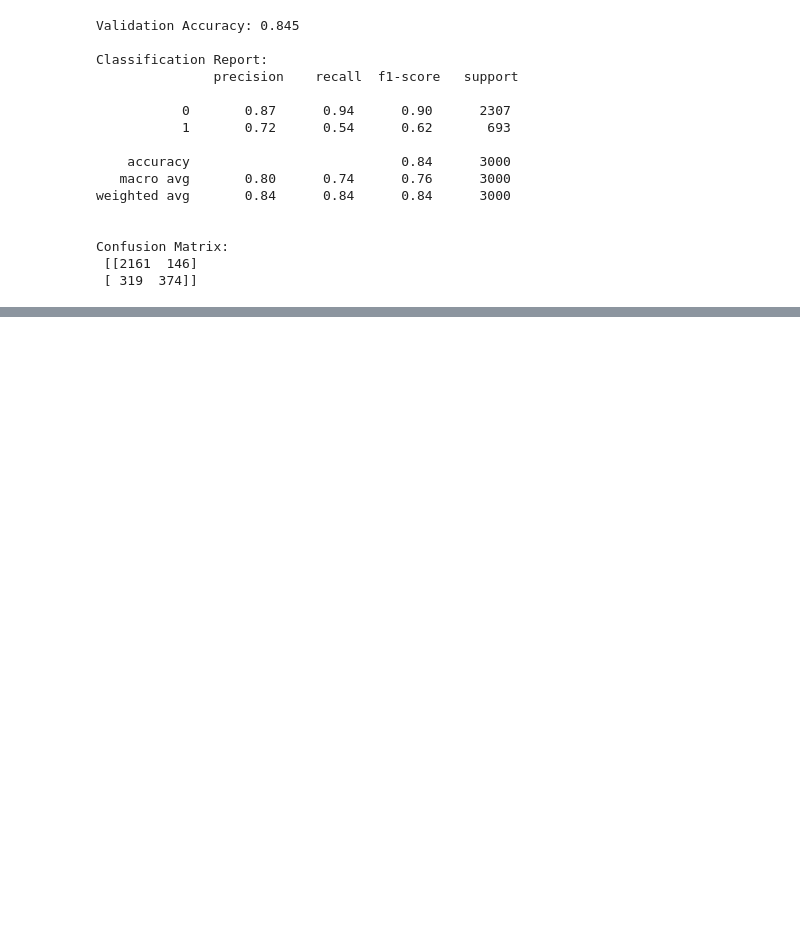
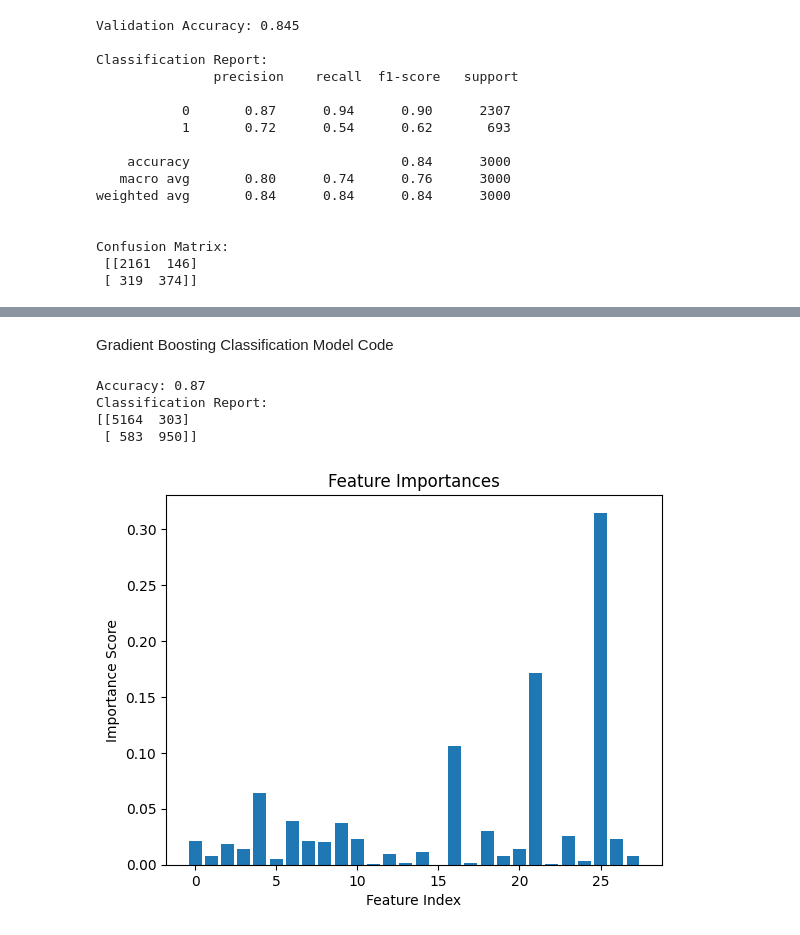
Before and after one commit to rachelletwq/inf2008-grp9-project, a Jupyter notebook: BankFraud.ipynb, the cells around one changed output, grey strips where cells are left out. Cells and saved outputs as stored; diff of their text form; code cells hidden in the pictures; blank space fills up the shorter version.

Commit message:
gradient boosting done

```diff
--- a/BankFraud.ipynb
+++ b/BankFraud.ipynb
@@ -366,3 +386,33 @@ plt.ylabel('True Labels')
 plt.show()
 # %% [output]
 [figure]
+# %% [markdown]
+Gradient Boosting Classification Model Code
+# %%
+# Instantiate model
+GBClassifier = GradientBoostingClassifier(n_estimators= 100, learning_rate= 0.1, max_depth= 3, random_state = 42)
+
+GBClassifier.fit(Xacc_train, Yacc_train)
+Yacc_gb = GBClassifier.predict(Xacc_train)
+
+# For evaluating the model
+accuracy = accuracy_score(Yacc_train, Yacc_gb)
+print(f"Accuracy: {accuracy:.2f}")
+
+#Classification Report
+print("Classification Report:")
+print(confusion_matrix(Yacc_train, Yacc_gb))
+
+#Feature Importance
+featureImportances = GBClassifier.feature_importances_
+plt.bar(range(len(featureImportances)), featureImportances)
+plt.xlabel("Feature Index")
+plt.ylabel("Importance Score")
+plt.title("Feature Importances")
+plt.show()
+# %% [output]
+Accuracy: 0.87
+Classification Report:
+[[5164  303]
+ [ 583  950]]
+[figure, added]
```
Also changed, not shown: parts of 1 cell of this notebook.
